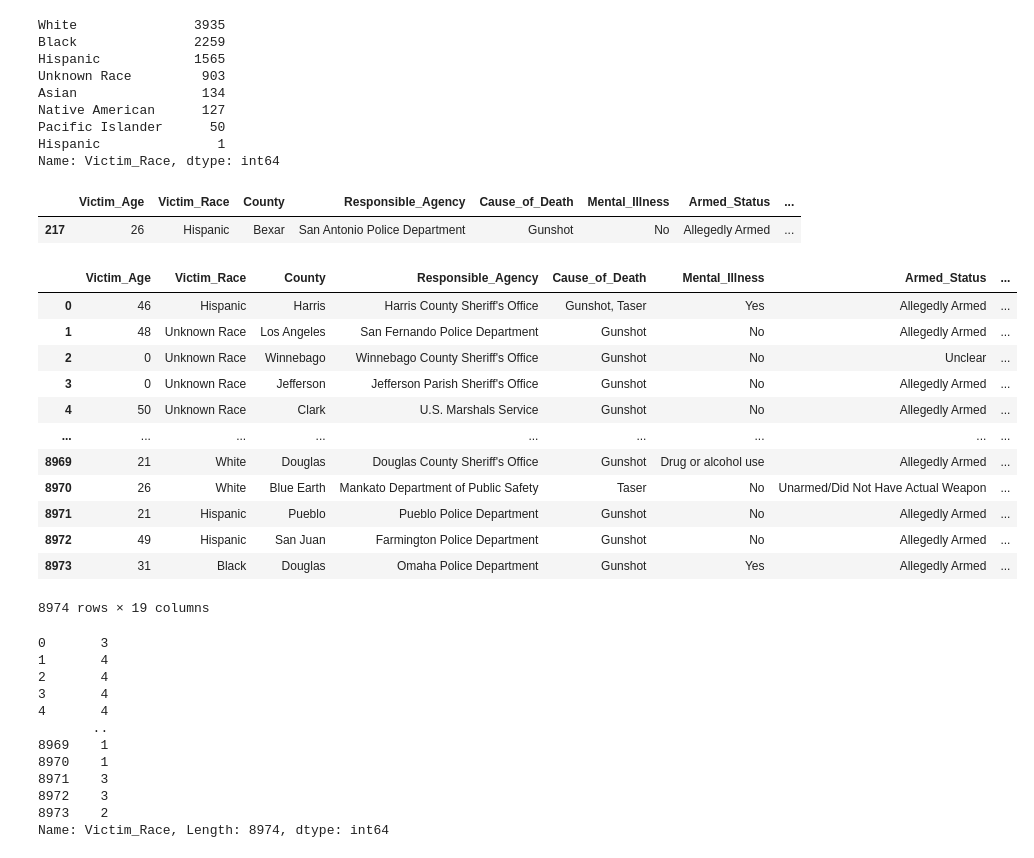
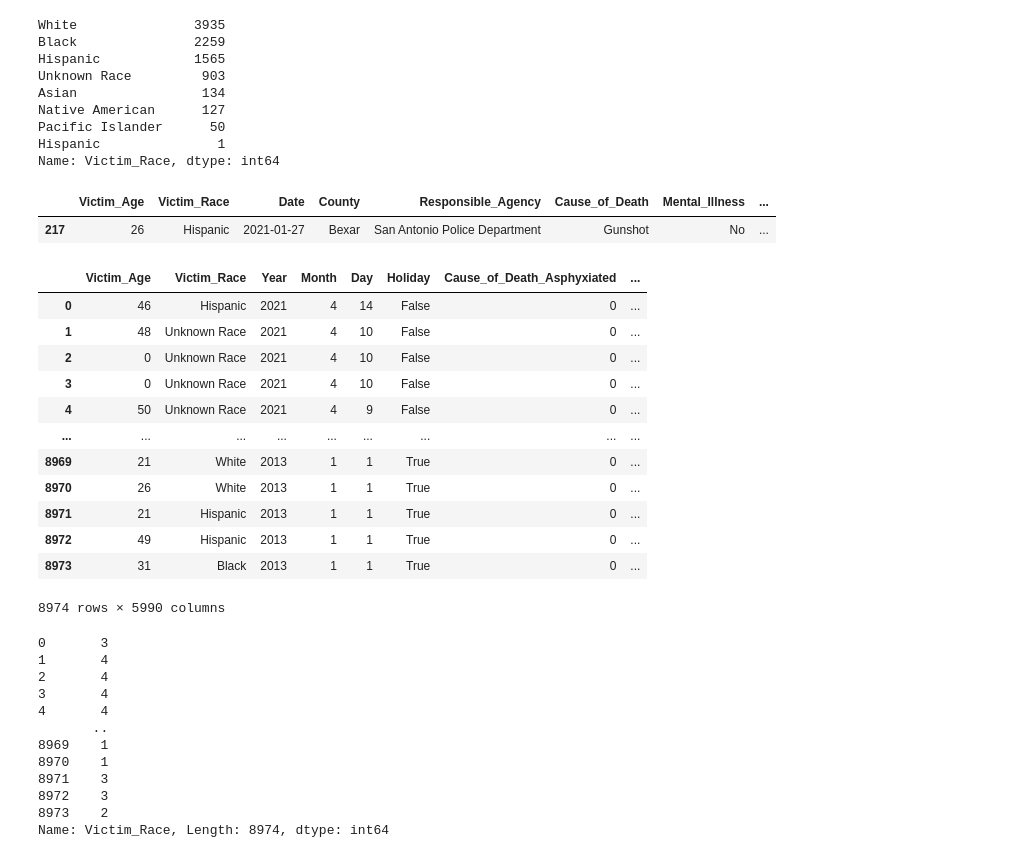
Before and after one commit to TamaraGR/Police_Violence_Analysis, a Jupyter notebook: Police_Violence_PCA.ipynb, the cells around one changed output. Drawn from its saved outputs; the diff is of its cells as text; code cells hidden in the pictures.

```diff
--- a/Police_Violence_PCA.ipynb
+++ b/Police_Violence_PCA.ipynb
@@ -229,9 +229,6 @@ killings_df['Month'] = pd.DatetimeIndex(killings_df['Date']).month
 
 # Extract day from Date and create new column Day
 killings_df['Day'] = pd.DatetimeIndex(killings_df['Date']).day
-
-# Get day of week from Date and create new column Day_of_Week
-killings_df['Day_of_Week'] = killings_df['Date'].dt.day_name()
 # %%
 # Get holiday from Date and create new column Holiday
 dr = pd.date_range(start='2013-01-01', end='2021-04-18')
@@ -261,4 +258,4 @@ killings_encoded.head()
 # %%
 # Drop Date column
-killings_df = killings_df.drop(['Date'], axis = 1)
+killings_encoded = killings_encoded.drop(['Date'], axis = 1)
 # %%
@@ -276,25 +273,25 @@ Name: Victim_Race, dtype: int64
 # %%
 killings_df[killings_df['Victim_Race'] == 'Hispanic ']
 # %% [output]
-|  | Victim_Age | Victim_Race | County | Responsible_Agency | Cause_of_Death | Mental_Illness | Armed_Status | ... |
-| 217 | 26 | Hispanic | Bexar | San Antonio Police Department | Gunshot | No | Allegedly Armed | ... |
+|  | Victim_Age | Victim_Race | Date | County | Responsible_Agency | Cause_of_Death | Mental_Illness | ... |
+| 217 | 26 | Hispanic | 2021-01-27 | Bexar | San Antonio Police Department | Gunshot | No | ... |
 # %%
-killings_df['Victim_Race'] = killings_df['Victim_Race'].replace('Hispanic ', 'Hispanic')
+killings_encoded['Victim_Race'] = killings_encoded['Victim_Race'].replace('Hispanic ', 'Hispanic')
 # %%
-killings_df[killings_df['Victim_Race'] != 'Hispanic ']
+killings_encoded[killings_encoded['Victim_Race'] != 'Hispanic ']
 # %% [output]
-|  | Victim_Age | Victim_Race | County | Responsible_Agency | Cause_of_Death | Mental_Illness | Armed_Status | ... |
-| 0 | 46 | Hispanic | Harris | Harris County Sheriff's Office | Gunshot, Taser | Yes | Allegedly Armed | ... |
-| 1 | 48 | Unknown Race | Los Angeles | San Fernando Police Department | Gunshot | No | Allegedly Armed | ... |
-| 2 | 0 | Unknown Race | Winnebago | Winnebago County Sheriff's Office | Gunshot | No | Unclear | ... |
-| 3 | 0 | Unknown Race | Jefferson | Jefferson Parish Sheriff's Office | Gunshot | No | Allegedly Armed | ... |
-| 4 | 50 | Unknown Race | Clark | U.S. Marshals Service | Gunshot | No | Allegedly Armed | ... |
+|  | Victim_Age | Victim_Race | Year | Month | Day | Holiday | Cause_of_Death_Asphyxiated | ... |
+| 0 | 46 | Hispanic | 2021 | 4 | 14 | False | 0 | ... |
+| 1 | 48 | Unknown Race | 2021 | 4 | 10 | False | 0 | ... |
+| 2 | 0 | Unknown Race | 2021 | 4 | 10 | False | 0 | ... |
+| 3 | 0 | Unknown Race | 2021 | 4 | 10 | False | 0 | ... |
+| 4 | 50 | Unknown Race | 2021 | 4 | 9 | False | 0 | ... |
 | ... | ... | ... | ... | ... | ... | ... | ... | ... |
-| 8969 | 21 | White | Douglas | Douglas County Sheriff's Office | Gunshot | Drug or alcohol use | Allegedly Armed | ... |
-| 8970 | 26 | White | Blue Earth | Mankato Department of Public Safety | Taser | No | Unarmed/Did Not Have Actual Weapon | ... |
-| 8971 | 21 | Hispanic | Pueblo | Pueblo Police Department | Gunshot | No | Allegedly Armed | ... |
-| 8972 | 49 | Hispanic | San Juan | Farmington Police Department | Gunshot | No | Allegedly Armed | ... |
-| 8973 | 31 | Black | Douglas | Omaha Police Department | Gunshot | Yes | Allegedly Armed | ... |
+| 8969 | 21 | White | 2013 | 1 | 1 | True | 0 | ... |
+| 8970 | 26 | White | 2013 | 1 | 1 | True | 0 | ... |
+| 8971 | 21 | Hispanic | 2013 | 1 | 1 | True | 0 | ... |
+| 8972 | 49 | Hispanic | 2013 | 1 | 1 | True | 0 | ... |
+| 8973 | 31 | Black | 2013 | 1 | 1 | True | 0 | ... |
-8974 rows × 19 columns
+8974 rows × 5990 columns
 # %%
 # Convert Victim_Race values to numbers
```
Also changed, not shown: parts of 20 cells of this notebook.
